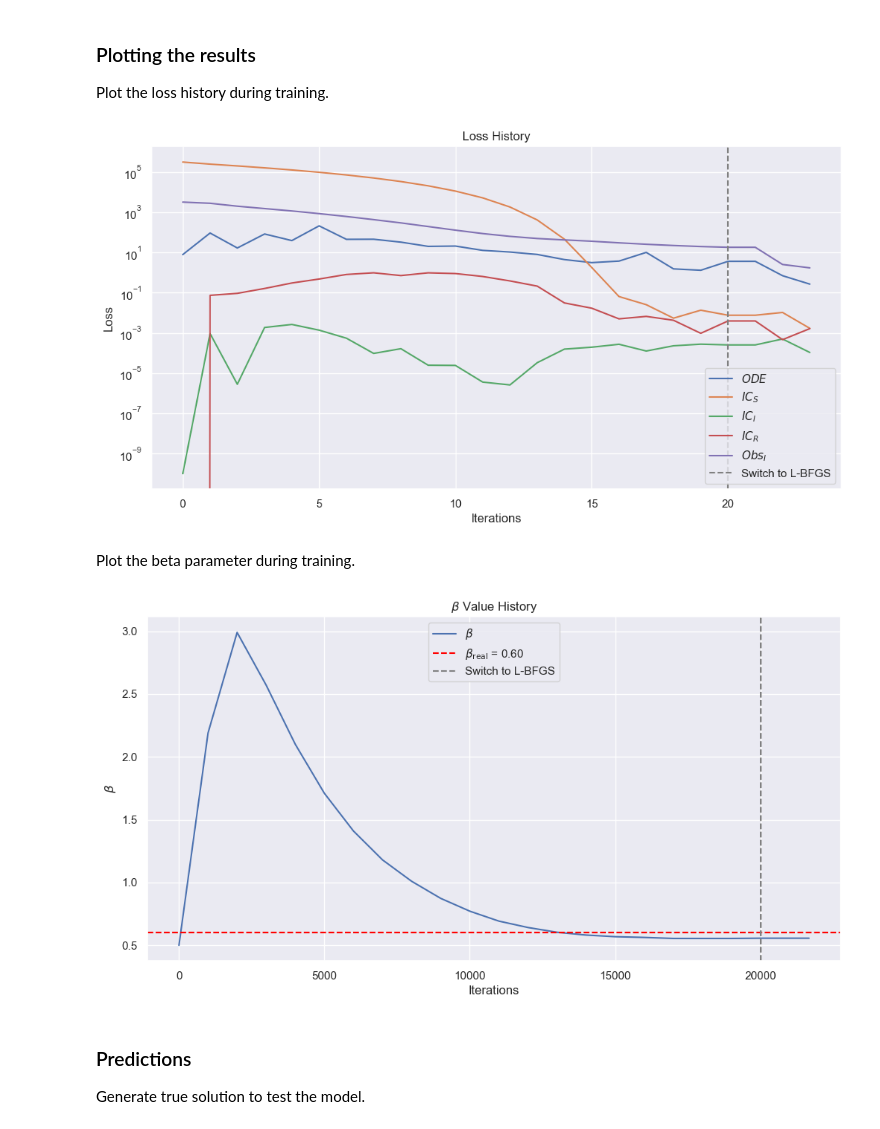
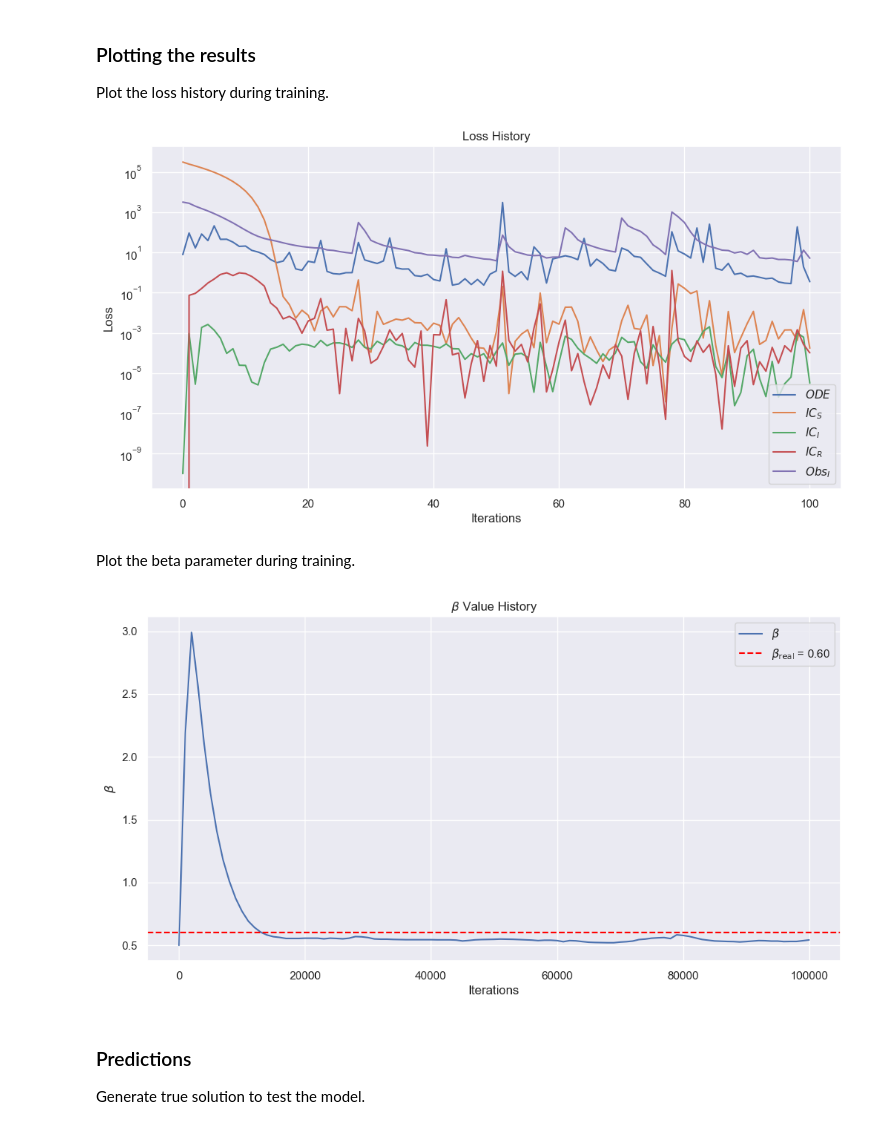
Before and after one commit to GiacomoGuidotto/sir-pinn, a Jupyter notebook: src/contant_rate/joint/joint.ipynb, the cells around one changed output. Cells and saved outputs as stored; diff of their text form; code cells hidden in the pictures.

```diff
--- a/src/contant_rate/joint/joint.ipynb
+++ b/src/contant_rate/joint/joint.ipynb
@@ -172,15 +168,15 @@ The following hyperparameters are used for the model:
 # %%
 layer_size = [1] + [50] * 3 + [1]
 activation = "tanh"
+output_activation = torch.square
 initializer = "Glorot uniform"
 
-first_optimizer = "adam"
-second_optimizer = "L-BFGS"
+optimizer = "adam"
 lr = 0.001
 loss_function = "MSE"
 
-batch_size = 1000
-iterations = 20000
+batch_size = 1000  # FIXME is not correctly used
+iterations = 100000
 # %% [markdown]
 ### Model definition
 
@@ -202,13 +198,13 @@ def ode_system(t, y):
   S = y[:, 0:1]
   I = y[:, 1:2]
   _ = y[:, 2:3]
-  dS_t = dde.grad.jacobian(y, t, i=0)
-  dI_t = dde.grad.jacobian(y, t, i=1)
-  dR_t = dde.grad.jacobian(y, t, i=2)
+  dSdt = dde.grad.jacobian(y, t, i=0)
+  dIdt = dde.grad.jacobian(y, t, i=1)
+  dRdt = dde.grad.jacobian(y, t, i=2)
 
-  res_s = dS_t - (- C1 * beta * I * S)
-  res_i = dI_t - (C1 * beta * I * S - C2 * I)
-  res_r = dR_t - (C2 * I)
+  res_s = dSdt - (- C1 * beta * I * S)
+  res_i = dIdt - (C1 * beta * I * S - C2 * I)
+  res_r = dRdt - (C2 * I)
   return torch.cat([res_s, res_i, res_r], dim=1)
 # %% [markdown]
 Define the initial condition. The function will simply return the scaled initial condition for each component. The `boundary` function will be used to apply the ICs only in the correct boundary, which is the initial time. We could've compare the x value to T0, but we can simply use the `on_initial` parameter.
@@ -258,7 +254,8 @@ class ThreeNets(torch.nn.Module):
     return torch.cat([S_next, I_next, R_next], dim=1)
 
 
-net = ThreeNets(layer_size, activation, initializer)
+activations = [activation] * 3 + [output_activation]
+net = ThreeNets(layer_size, activations, initializer)
 # %% [markdown]
 Finally, define the model as the Neural Network and the problem it tries to solve.
 # %%
@@ -273,22 +271,22 @@ At this state, we include the beta parameter as an external trainable variable.
 # %%
-variable = dde.callbacks.VariableValue(
+log_beta = dde.callbacks.VariableValue(
   beta,
-  period=1000,
+  period=batch_size,
   filename=f"{data_dir}/beta_var.dat",
 )
 
 model.compile(
-  optimizer=first_optimizer,
+  optimizer=optimizer,
   lr=lr,
   loss=loss_function,
-  # loss_weights=[1] * 4, TODO understand loss_weights
+  loss_weights=[1, 1, 1, 1, 1],
   external_trainable_variables=[beta],
 )
 
+resampler = dde.callbacks.PDEPointResampler(period=batch_size)
 loss_history, train_state = model.train(
-  batch_size=batch_size,
   iterations=iterations,
-  callbacks=[variable],
+  callbacks=[resampler, log_beta],
 )
 # %% [output]
 Compiling model...
@@ -360,28 +329,22 @@ Plot the loss history during training.
 # %%
 # TODO: check if the order is correct
 columns = ["$ODE$", "$IC_S$", "$IC_I$", "$IC_R$", "$Obs_I$"]
 losses = pd.DataFrame(loss_history.loss_train, columns=columns)
 
 plt.subplots(figsize=(12, 6))
 
 for column in columns:
   sns.lineplot(data=losses[column], label=column)
 
-plt.axvline(
-  iterations / batch_size,
-  color="gray",
-  linestyle="--",
-  label="Switch to L-BFGS",
-)
 plt.yscale("log")
 plt.xlabel("Iterations")
 plt.ylabel("Loss")
 plt.title("Loss History")
-plt.legend()
+# plt.legend()
 plt.savefig(f"{assets_dir}/loss_history.png")
 plt.show()
 # %% [output]
-[figure, old version]
+[figure, new version]
 # %% [markdown]
 Plot the beta parameter during training.
 # %%
@@ -410,12 +373,6 @@ plt.axhline(
   linestyle="--",
   label=r"$\beta_{\mathrm{real}}$" + f" = {real_beta:.2f}",
 )
-plt.axvline(
-  iterations,
-  color="gray",
-  linestyle="--",
-  label="Switch to L-BFGS",
-)
 plt.xlabel("Iterations")
 plt.ylabel(r"$\beta$")
 plt.legend()
@@ -423,7 +380,7 @@ plt.title(r"$\beta$ Value History")
 plt.savefig(f"{assets_dir}/beta_history.png")
 plt.show()
 # %% [output]
-[figure, old version]
+[figure, new version]
 # %% [markdown]
 ### Predictions
 
```
Also changed, not shown: parts of 6 cells of this notebook, 6 other files.
